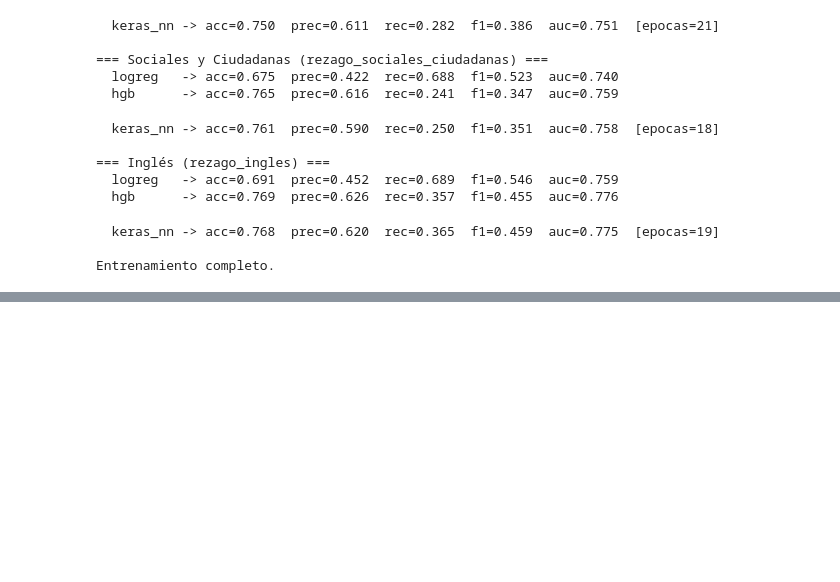
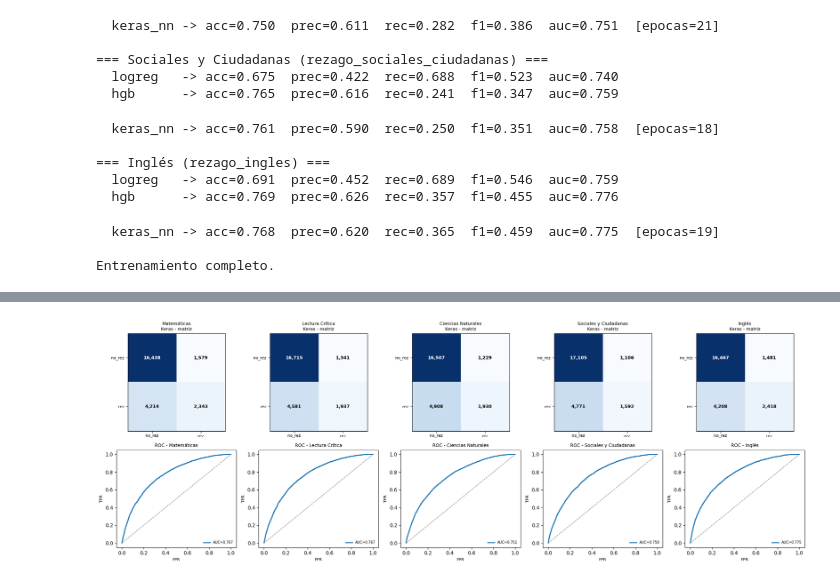
Before and after one commit to lrestrepoe/proyecto2-analitica, a Jupyter notebook: Modelo_Dani.ipynb, the cells around one changed output, grey strips where cells are left out. Saved outputs shown, nothing was run; the diff lists cells and outputs as text; code cells hidden in the pictures; blank space fills up the shorter version.

```diff
--- a/Modelo_Dani.ipynb
+++ b/Modelo_Dani.ipynb
@@ -803,0 +932,6 @@ Entrenamiento completo.
+# %%
+for nombre_area, (_, target) in mapeo_targets.items():
+    r = mejor_por_area[target]["keras_nn"]
+    print(f"\n=== {nombre_area} ({target}) — Keras ===")
+    print(classification_report(r["y_test"], r["y_pred"],
+                                target_names=["no_rezago", "rezago"], digits=3))
@@ -803,0 +956,30 @@ Entrenamiento completo.
+# %%
+fig, axes = plt.subplots(2, 5, figsize=(20, 7))
+for col_idx, (nombre_area, (_, target)) in enumerate(mapeo_targets.items()):
+    r = mejor_por_area[target]["keras_nn"]
+
+    ax = axes[0, col_idx]
+    cm = confusion_matrix(r["y_test"], r["y_pred"])
+    im = ax.imshow(cm, cmap="Blues")
+    for (i, j), v in np.ndenumerate(cm):
+        ax.text(j, i, f"{v:,}", ha="center", va="center",
+                color="white" if v > cm.max() * 0.5 else "black",
+                fontweight="bold", fontsize=9)
+    ax.set_xticks([0,1]); ax.set_yticks([0,1])
+    ax.set_xticklabels(["no_rez", "rez"], fontsize=8)
+    ax.set_yticklabels(["no_rez", "rez"], fontsize=8)
+    ax.set_title(f"{nombre_area}\nKeras - matriz", fontsize=9)
+
+    ax = axes[1, col_idx]
+    fpr, tpr, _ = roc_curve(r["y_test"], r["y_proba"])
+    auc = r["metricas"]["roc_auc"]
+    ax.plot(fpr, tpr, linewidth=2, label=f"AUC={auc:.3f}")
+    ax.plot([0,1], [0,1], color="gray", linestyle="--", linewidth=1)
+    ax.set_title(f"ROC - {nombre_area}", fontsize=9)
+    ax.set_xlabel("FPR", fontsize=8); ax.set_ylabel("TPR", fontsize=8)
+    ax.legend(frameon=False, fontsize=7, loc="lower right")
+
+plt.tight_layout()
+plt.show()
+# %% [output]
+[figure, added]
```
Also changed, not shown: parts of 9 cells of this notebook.
